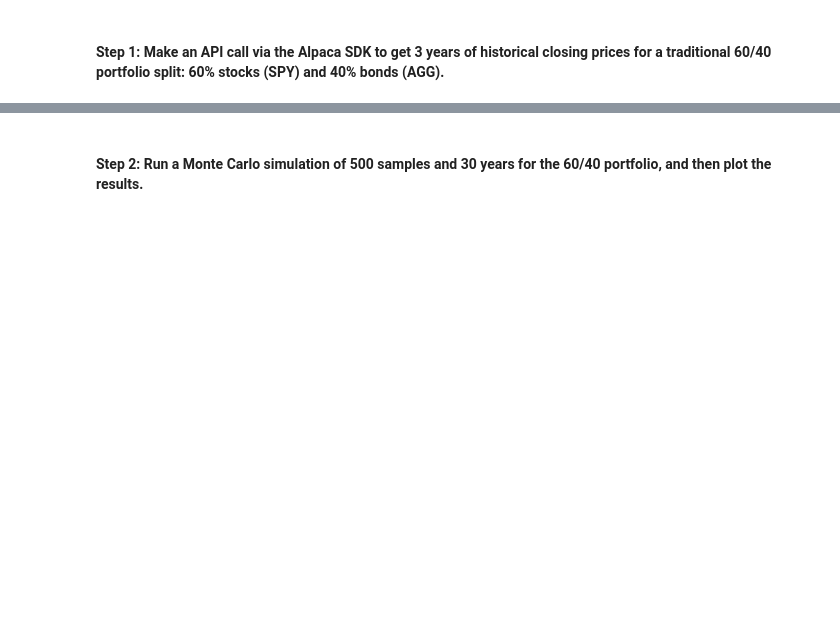
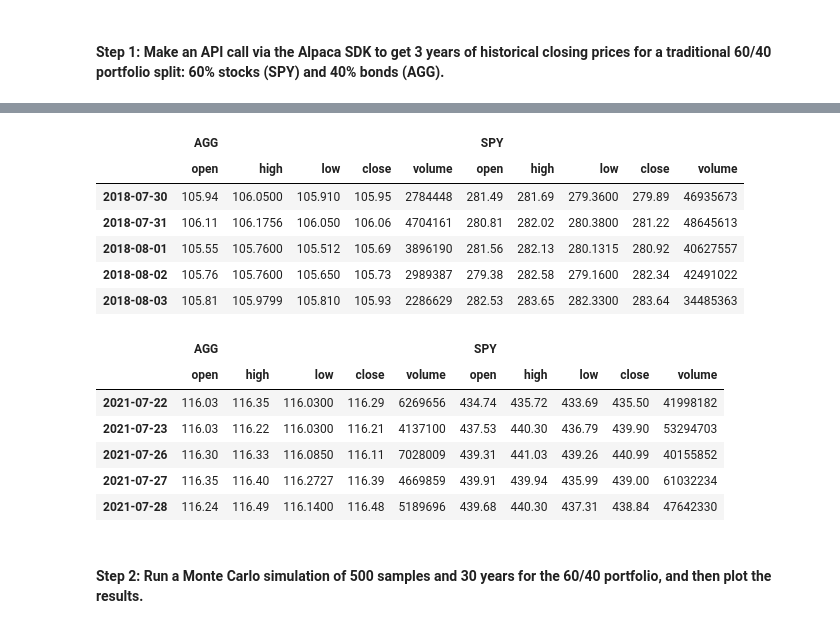
Before and after one commit to jpmaddox97/module_5_challenge, a Jupyter notebook: Starter_Code/financial_planning_tools.ipynb, the cells around one changed output, grey strips where cells are left out. Cells and saved outputs as stored; diff of their text form; code cells hidden in the pictures; blank space fills up the shorter version.

```diff
--- a/Starter_Code/financial_planning_tools.ipynb
+++ b/Starter_Code/financial_planning_tools.ipynb
@@ -422,14 +448,35 @@ In this section, you’ll use the MCForecastTools library to create a Monte Carl
 # %%
 # Use the Alpaca get_barset function to make the API call to get the 3 years worth of pricing data
 # The tickers and timeframe parameters should have been set in Part 1 of this activity
 # The start and end dates should be updated with the information set above
 # Remember to add the df property to the end of the call so the response is returned as a DataFrame
-# YOUR CODE HERE
+sb_hist_data = alpaca.get_barset(
+    tickers,
+    timeframe=timeframe,
+    start=start_date,
+    end=end_date,
+    limit=limit
+    ).df
 
-
+sb_hist_data.index = sb_hist_data.index.date
 # Display both the first and last five rows of the DataFrame
-# YOUR CODE HERE
-# YOUR CODE HERE
+display(sb_hist_data.head())
+display(sb_hist_data.tail())
+# %% [output]
+|  | AGG |  |  |  |  | SPY |  |  |  |  |
+|  | open | high | low | close | volume | open | high | low | close | volume |
+| 2018-07-30 | 105.94 | 106.0500 | 105.910 | 105.95 | 2784448 | 281.49 | 281.69 | 279.3600 | 279.89 | 46935673 |
+| 2018-07-31 | 106.11 | 106.1756 | 106.050 | 106.06 | 4704161 | 280.81 | 282.02 | 280.3800 | 281.22 | 48645613 |
+| 2018-08-01 | 105.55 | 105.7600 | 105.512 | 105.69 | 3896190 | 281.56 | 282.13 | 280.1315 | 280.92 | 40627557 |
+| 2018-08-02 | 105.76 | 105.7600 | 105.650 | 105.73 | 2989387 | 279.38 | 282.58 | 279.1600 | 282.34 | 42491022 |
+| 2018-08-03 | 105.81 | 105.9799 | 105.810 | 105.93 | 2286629 | 282.53 | 283.65 | 282.3300 | 283.64 | 34485363 |
+|  | AGG |  |  |  |  | SPY |  |  |  |  |
+|  | open | high | low | close | volume | open | high | low | close | volume |
+| 2021-07-22 | 116.03 | 116.35 | 116.0300 | 116.29 | 6269656 | 434.74 | 435.72 | 433.69 | 435.50 | 41998182 |
+| 2021-07-23 | 116.03 | 116.22 | 116.0300 | 116.21 | 4137100 | 437.53 | 440.30 | 436.79 | 439.90 | 53294703 |
+| 2021-07-26 | 116.30 | 116.33 | 116.0850 | 116.11 | 7028009 | 439.31 | 441.03 | 439.26 | 440.99 | 40155852 |
+| 2021-07-27 | 116.35 | 116.40 | 116.2727 | 116.39 | 4669859 | 439.91 | 439.94 | 435.99 | 439.00 | 61032234 |
+| 2021-07-28 | 116.24 | 116.49 | 116.1400 | 116.48 | 5189696 | 439.68 | 440.30 | 437.31 | 438.84 | 47642330 |
 # %% [markdown]
 #### Step 2: Run a Monte Carlo simulation of 500 samples and 30 years for the 60/40 portfolio, and then plot the results.
 # %%
```
Also changed, not shown: parts of 20 cells of this notebook.
